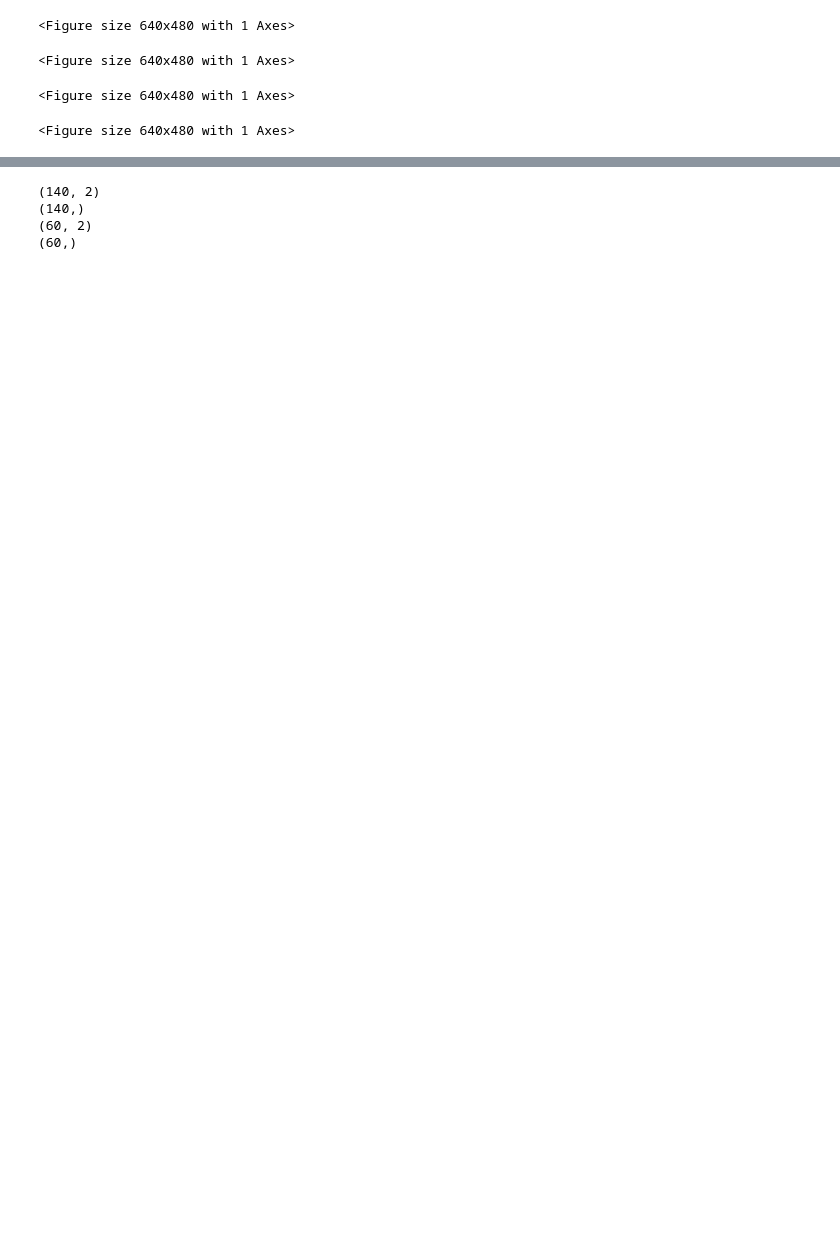
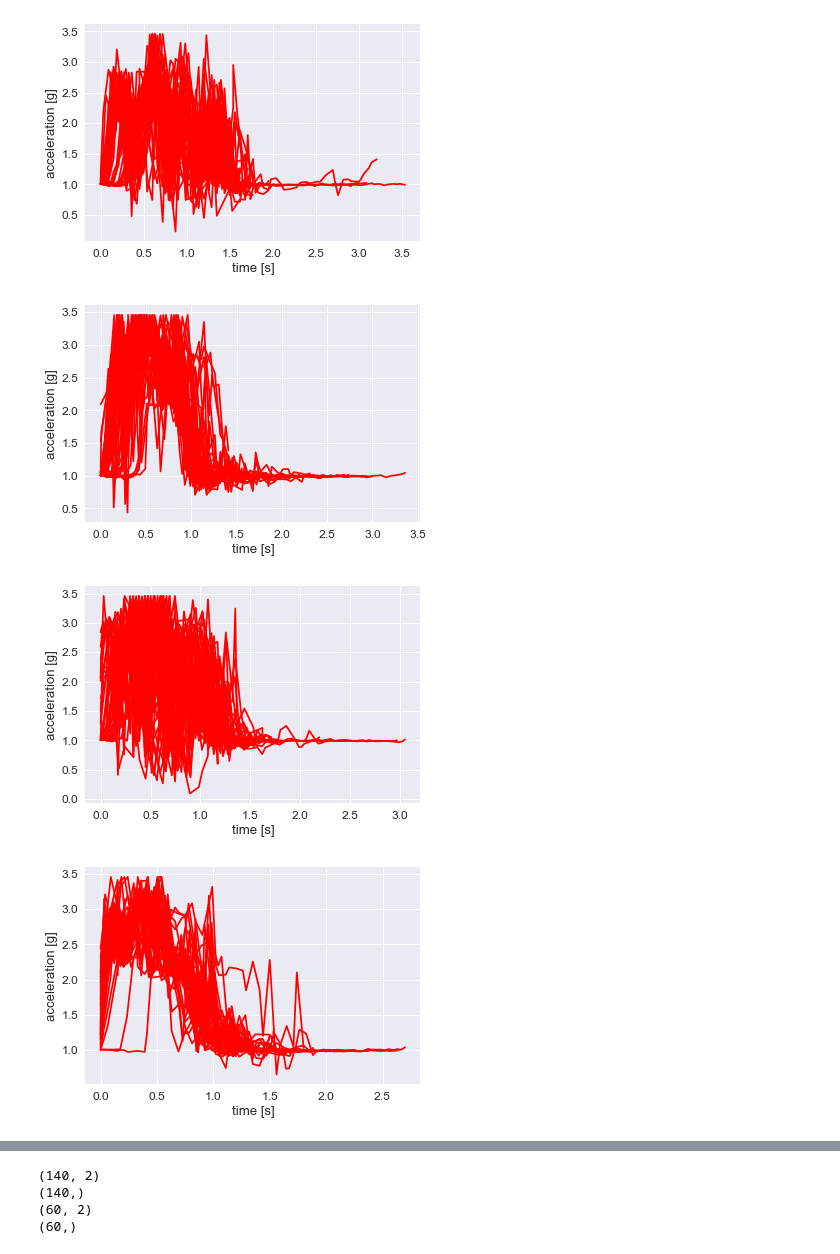
Before and after one commit to Procrastinnovation/Capstone, a Jupyter notebook: Kicking_lowpass.ipynb, the cells around one changed output, grey strips where cells are left out. Cells and saved outputs as stored; diff of their text form; code cells hidden in the pictures; blank space fills up the shorter version.

```diff
--- a/Kicking_lowpass.ipynb
+++ b/Kicking_lowpass.ipynb
@@ -27,44 +27,44 @@ for type in kicktype:
                 break
 
         end = max(idx for idx, val in enumerate(acc)
-                                          if val > 1000)
+                                          if (val > 1020))
 
         acc=acc.iloc[start:end]
         HostTime = df['HostTimestamp']
         HostTime=HostTime.iloc[start:end]
         HostTime = HostTime.astype('int64')
         HostTime -= HostTime[start]
         HostTime /= 1000
 
         df2 = pandas.read_csv(allGyroscopeFiles, skiprows=4)
         df2.dropna(subset = ["Date"], inplace=True)
         df2=df2.iloc[start:end]
 
         export_list.append([acc.mean(), acc.std(), acc.min(), acc.max(), kicktype.index(type)+1, df2['X (dps)'].mean(), df2['X (dps)'].std(), df2['X (dps)'].min(), df2['X (dps)'].max()
                            , df2['Y (dps)'].mean(), df2['Y (dps)'].std(), df2['Y (dps)'].min(), df2['Y (dps)'].max()
                            , df2['Z (dps)'].mean(), df2['Z (dps)'].std(), df2['Z (dps)'].min(), df2['Z (dps)'].max()])
 
         acc=np.array(acc)/1000
         HostTime = np.array(HostTime)
 
         plt.plot(HostTime,acc,'r-')
         plt.xlabel('time [s]')
         plt.ylabel('acceleration [g]')
     plt.show()
 
 
 with open('Accelerometer.csv', 'w', newline='') as file:
     writer = csv.writer(file)
     writer.writerow(["mean", "std", "min", "max", "kick_Type", "GyrX_mean", "GyrX_std", "GyrX_min", "GyrX_max"
                     , "GyrY_mean", "GyrY_std", "GyrY_min", "GyrY_max"
                     , "GyrZ_mean", "GyrZ_std", "GyrZ_min", "GyrZ_max"])
     for row in export_list:
         writer.writerow(row)
 # %% [output]
-<Figure size 640x480 with 1 Axes>
-<Figure size 640x480 with 1 Axes>
-<Figure size 640x480 with 1 Axes>
-<Figure size 640x480 with 1 Axes>
+[figure, added]
+[figure, added]
+[figure, added]
+[figure, added]
 # %%
 %matplotlib inline
 import pandas as pd
```
Also changed, not shown: parts of 11 cells of this notebook, 4 other files.
